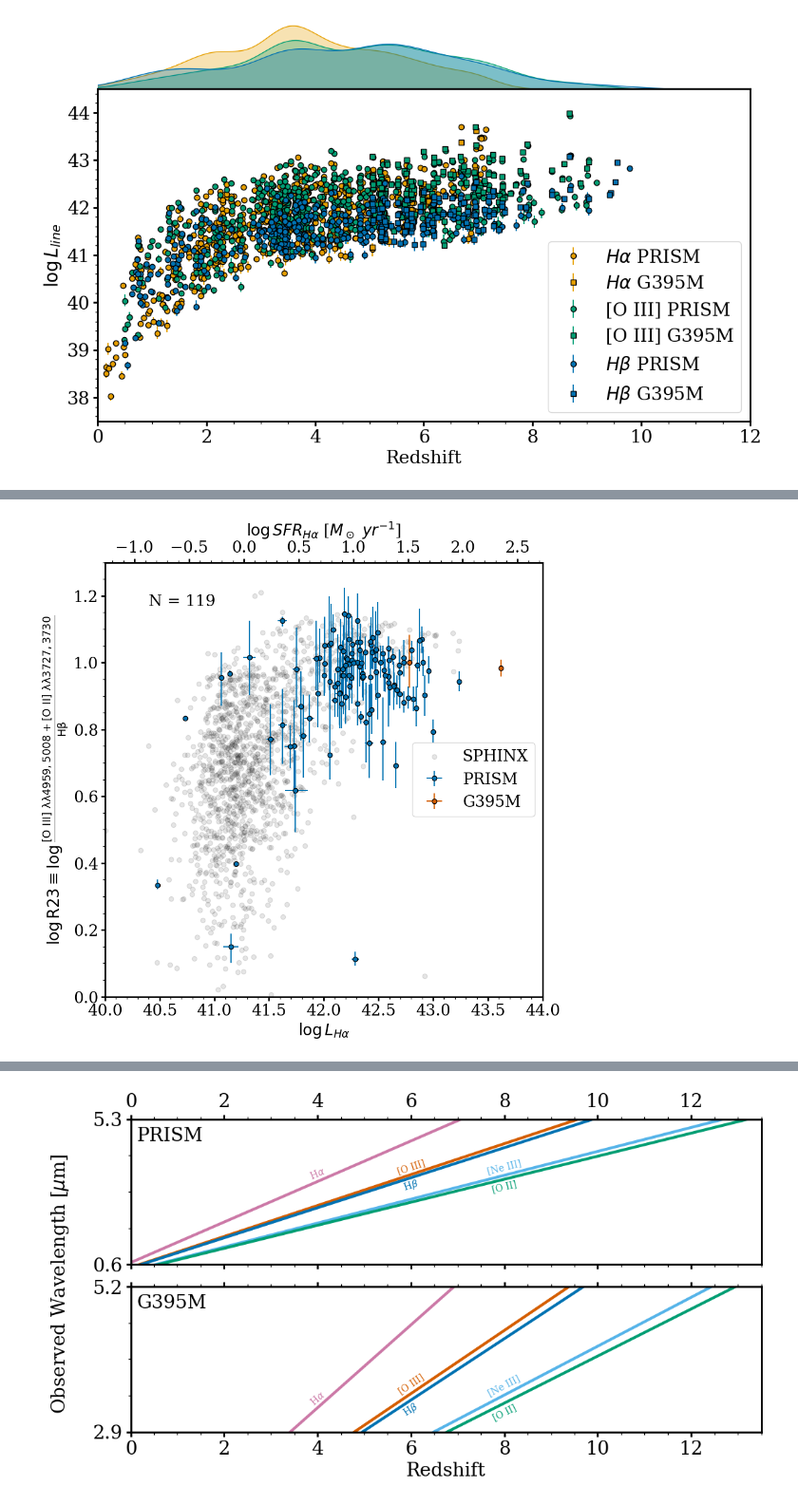
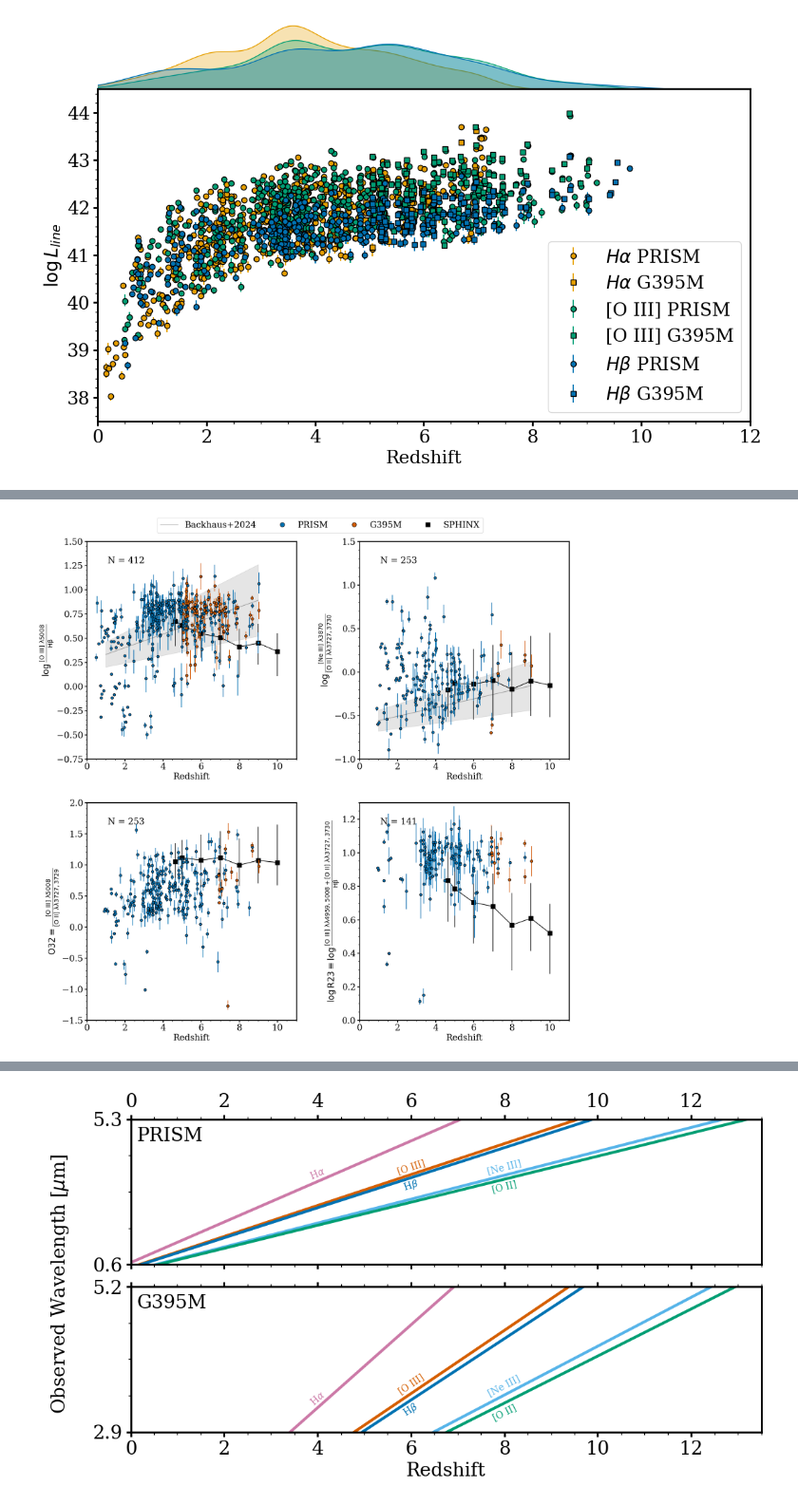
Before and after one commit to njcleri/RUBIES_ionization_conditions, a Jupyter notebook: ionization_conditions_zach.ipynb, the cells around one changed output, grey strips where cells are left out. Shown at 95% size. Cells and saved outputs as stored; diff of their text form; code cells hidden in the pictures.

```diff
--- a/ionization_conditions_zach.ipynb
+++ b/ionization_conditions_zach.ipynb
@@ -336,28 +300,25 @@ plt.show()
-# %%
-fig = plt.figure(figsize=(10,10))
-gs = GridSpec(nrows=10, ncols=10)
-gs.update(wspace=0, hspace=0)
-
-ax = fig.add_subplot(gs[0:10, 0:10])
-ax.errorbar(x=np.log10(R23Hadf_prism.L_Ha), y=np.log10(R23Hadf_prism.R23),
-            xerr=[sf.propagate_uncertainty_log10(R23Hadf_prism.L_Ha,R23Hadf_prism.L_Ha_ERR_16), sf.propagate_uncertainty_log10(R23Hadf_prism.L_Ha,R23Hadf_prism.L_Ha_ERR_84)],
-            yerr=[sf.propagate_uncertainty_log10(R23Hadf_prism.R23,R23Hadf_prism.R23_ERR_16), sf.propagate_uncertainty_log10(R23Hadf_prism.R23,R23Hadf_prism.R23_ERR_84)],
-            ls='None', color=PRISM_COLOR, marker='o', mec='k', label='PRISM')
-ax.errorbar(x=np.log10(R23Hadf_g395m.L_Ha), y=np.log10(R23Hadf_g395m.R23),
-            xerr=[sf.propagate_uncertainty_log10(R23Hadf_g395m.L_Ha,R23Hadf_g395m.L_Ha_ERR_16), sf.propagate_uncertainty_log10(R23Hadf_g395m.L_Ha,R23Hadf_g395m.L_Ha_ERR_84)],
-            yerr=[sf.propagate_uncertainty_log10(R23Hadf_g395m.R23,R23Hadf_g395m.R23_ERR_16), sf.propagate_uncertainty_log10(R23Hadf_g395m.R23,R23Hadf_g395m.R23_ERR_84)],
-            ls='None', color=G395M_COLOR, marker='o', mec='k', label='G395M')
-
-ax.scatter(np.log10(sphinxdf["H__1_6562.80A_int"]), sphinxdf.log_R23, c='k', alpha=0.1, label='SPHINX')
-
-plt.annotate(f'N = {len(R23Hadf_prism)+len(R23Hadf_g395m)}', xy=(0.1, 0.9), xycoords='axes fraction')
-plt.xlabel(r'$\log L_{H\alpha}$')
-plt.ylabel(r'$\log\rm{R23} \equiv \log\frac{\rm{[O~III]}~\lambda\lambda 4959,5008 + \rm{[O~II]}~\lambda\lambda3727,3730}{H\beta}$')
-secax = ax.secondary_xaxis('top', functions=(lambda x: x-41.27, lambda x: x+41.27))
-secax.set_xlabel(r'$\log SFR_{H\alpha}$ [$M_\odot~yr^{-1}$]', labelpad=6.0)
-plt.axis([40, 44, 0, 1.3])
-plt.legend()
-plt.savefig(FIGURES.joinpath('R23_ha.pdf'))
-plt.show()
-# %% [output]
-[figure, removed]
+# %%
+fig = plt.figure(figsize=(20,20))
+gs = GridSpec(nrows=2, ncols=2)
+gs.update(wspace=0.3, hspace=0.2)
+
+ax0 = fig.add_subplot(gs[0:1, 0:1])
+plot_OIIIHb_versus_redshift(ax=ax0)
+
+ax1 = fig.add_subplot(gs[0:1, 1:2])
+plot_NeIIIOII_versus_redshift(ax=ax1)
+
+ax2 = fig.add_subplot(gs[1:2, 0:1])
+plot_O32_versus_redshift(ax=ax2)
+
+ax3 = fig.add_subplot(gs[1:2, 1:2])
+plot_R23_versus_redshift(ax=ax3)
+
+legend_elements = generate_legend_elements_ratios_versus_redshift()
+# ax0.legend(handles=legend_elements, loc='lower right')
+fig.legend(handles=legend_elements, loc='upper center', bbox_to_anchor=(0.5, 0.925), facecolor='white', ncol=4, fontsize=20)
+
+plt.savefig(FIGURES.joinpath('ratios_z.pdf'))
+plt.show()
+# %% [output]
+[figure, added]
```
Also changed, not shown: parts of 13 cells of this notebook, 15 other files.
